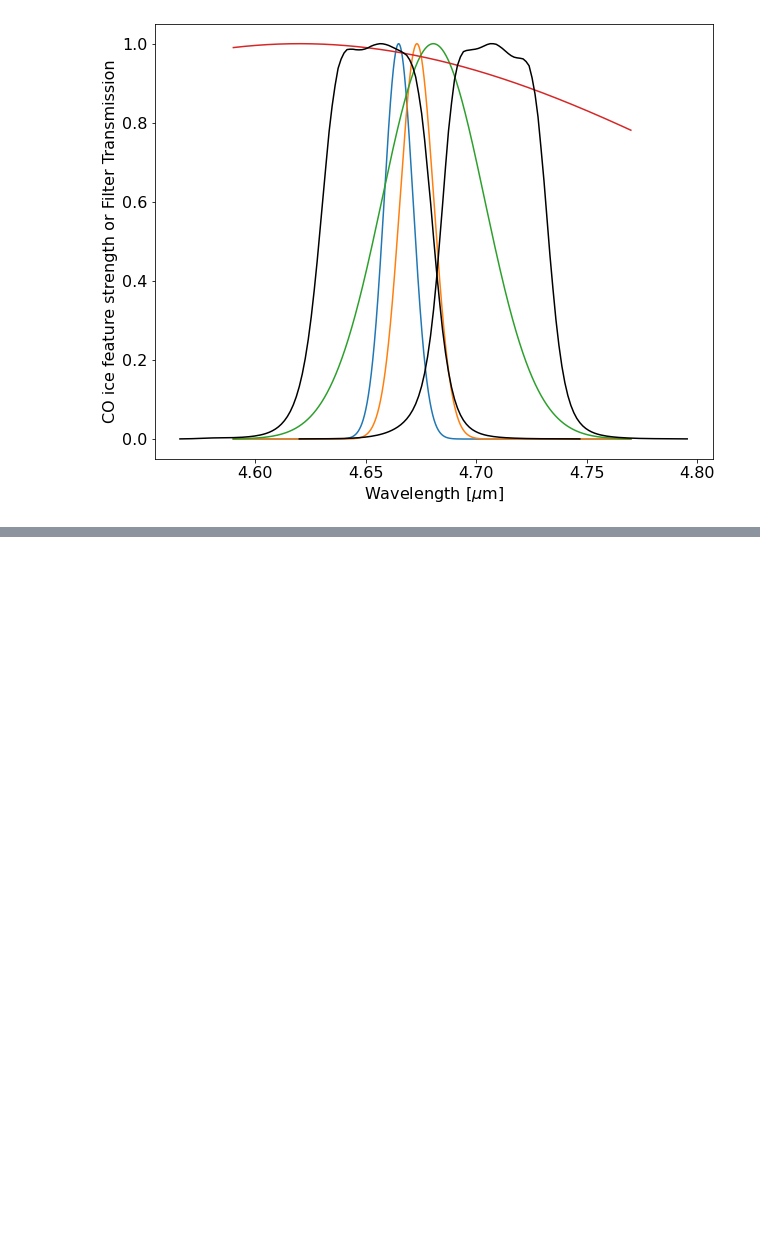
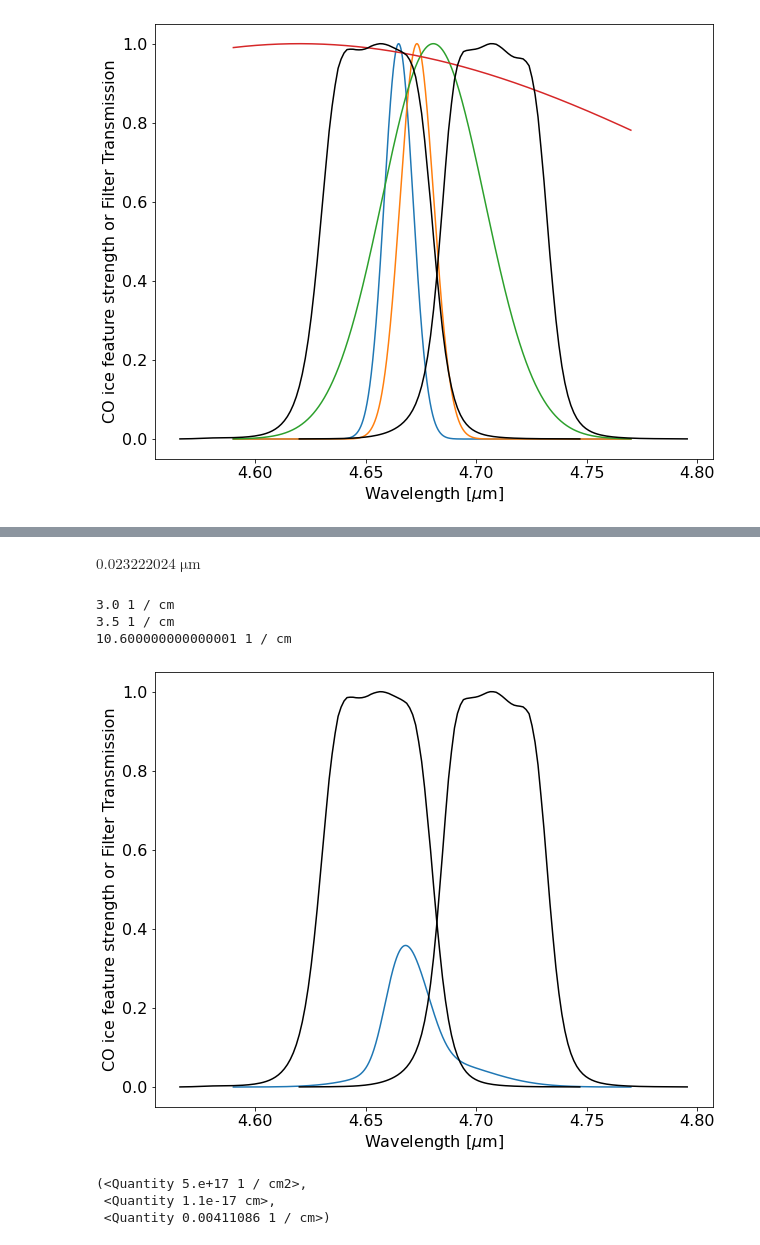
Before and after one commit to keflavich/brick-jwst-2221, a Jupyter notebook: notebooks/COFundamentalModeling.ipynb, the cells around one changed output, grey strips where cells are left out. Cells and saved outputs as stored; diff of their text form; code cells hidden in the pictures; blank space fills up the shorter version.

```diff
--- a/notebooks/COFundamentalModeling.ipynb
+++ b/notebooks/COFundamentalModeling.ipynb
@@ -575,10 +575,12 @@ pl.savefig(f'{basepath}/paper_figures/CO_F466N_F470N_absorptionspectrum_example_
 # %% [markdown]
 # Pontoppidan ice models
 # %%
-ice_wls_icm = ([2143.7, 2139.9, 2136.5] * u.cm**-1)
-ice_wls = ice_wls_icm.to(u.um, u.spectral())
-ice_widths = (([3.0, 3.5, 10.6] * u.cm**-1)/ice_wls_icm * ice_wls).to(u.um, u.spectral())
-ice_wls, ice_widths
+# apolar in CO2, apolar pure CO, polar methanol ice
+co_ice_wls_icm = ([2143.7, 2139.9, 2136.5] * u.cm**-1)
+co_ice_wls = co_ice_wls_icm.to(u.um, u.spectral())
+co_ice_widths = (([3.0, 3.5, 10.6] * u.cm**-1)/co_ice_wls_icm * co_ice_wls).to(u.um, u.spectral())
+co_ice_bandstrength = 1.1e-17 * u.cm # cm per molecule; Jian+1975 via Boogert+2022
+co_ice_wls, co_ice_widths
 # %% [output]
 (<Quantity [4.66483183, 4.67311557, 4.68055231] um>,
  <Quantity [0.0065282 , 0.0076433 , 0.02322202] um>)
@@ -607,10 +627,10 @@ xcn_width = 100*u.cm**-1 / (xcn_center.to(u.cm**-1, u.spectral())) * xcn_center
 # %%
 xarr = np.linspace(4.59, 4.77, int(2e4))*u.um
 
-for cen, wid in zip(ice_wls, ice_widths):
+for cen, wid in zip(co_ice_wls, co_ice_widths):
     pl.plot(xarr, np.exp(-(xarr-cen)**2/(2*wid**2)))
 
-pl.plot(xarr, np.exp(-(xarr-xcn_center)**2 / (2*xcn_width**2)))
+pl.plot(xarr, np.exp(-(xarr-ocn_center)**2 / (2*ocn_width**2)))
 
 xarr = wavelength_table_470['Wavelength'].quantity.to(u.um)
 pl.plot(xarr, wavelength_table_470['Transmission']/wavelength_table_470['Transmission'].max(),
@@ -627,0 +664,40 @@ pl.savefig(f'{basepath}/paper_figures/CO_and_XCN_Ice_on_466and470.pdf', bbox_inc
+# %%
+wid
+# %% [output]
+$0.023222024 \; \mathrm{\mu m}$
+# %%
+xarr = np.linspace(4.59, 4.77, int(2e4))*u.um
+
+co_ice_column = 5e17*u.cm**-2
+tau = np.zeros(xarr.size)
+chwidth_icm = np.abs(np.diff(xarr.to(u.cm**-1, u.spectral())).mean()) # not correct! formally should be in freq units
+for cen, wid in zip(co_ice_wls, co_ice_widths):
+    wid_icm = (wid / cen) * cen.to(u.cm**-1, u.spectral())
+    print(wid_icm)
+    tau += (co_ice_column / len(co_ice_wls) * co_ice_bandstrength / ((2*np.pi)**0.5 * wid_icm) * np.exp(-(xarr-cen)**2/(2*wid**2))).decompose().value
+#pl.plot(xarr, np.exp(-(xarr-cen)**2/(2*wid**2)))
+#pl.plot(xarr, np.exp(-(xarr-ocn_center)**2 / (2*ocn_width**2)))
+pl.plot(xarr, 1-np.exp(-tau))
+
+xarr = wavelength_table_470['Wavelength'].quantity.to(u.um)
+pl.plot(xarr, wavelength_table_470['Transmission']/wavelength_table_470['Transmission'].max(),
+        color='k')
+xarr = wavelength_table_466['Wavelength'].quantity.to(u.um)
+pl.plot(xarr, wavelength_table_466['Transmission']/wavelength_table_466['Transmission'].max(),
+        color='k')
+
+#pl.legend(loc='best')
+pl.xlabel(f"Wavelength [$\mu$m]")
+pl.ylabel("CO ice feature strength or Filter Transmission")
+pl.savefig(f'{basepath}/paper_figures/CO_and_XCN_Ice_absorptionmodel_on_466and470.pdf', bbox_inches='tight');
+# %% [output]
+3.0 1 / cm
+3.5 1 / cm
+10.600000000000001 1 / cm
+[figure, added]
+# %%
+co_ice_column, co_ice_bandstrength, chwidth_icm
+# %% [output]
+(<Quantity 5.e+17 1 / cm2>,
+ <Quantity 1.1e-17 cm>,
+ <Quantity 0.00411086 1 / cm>)
```
Also changed, not shown: parts of 24 cells of this notebook, 2 other files.
